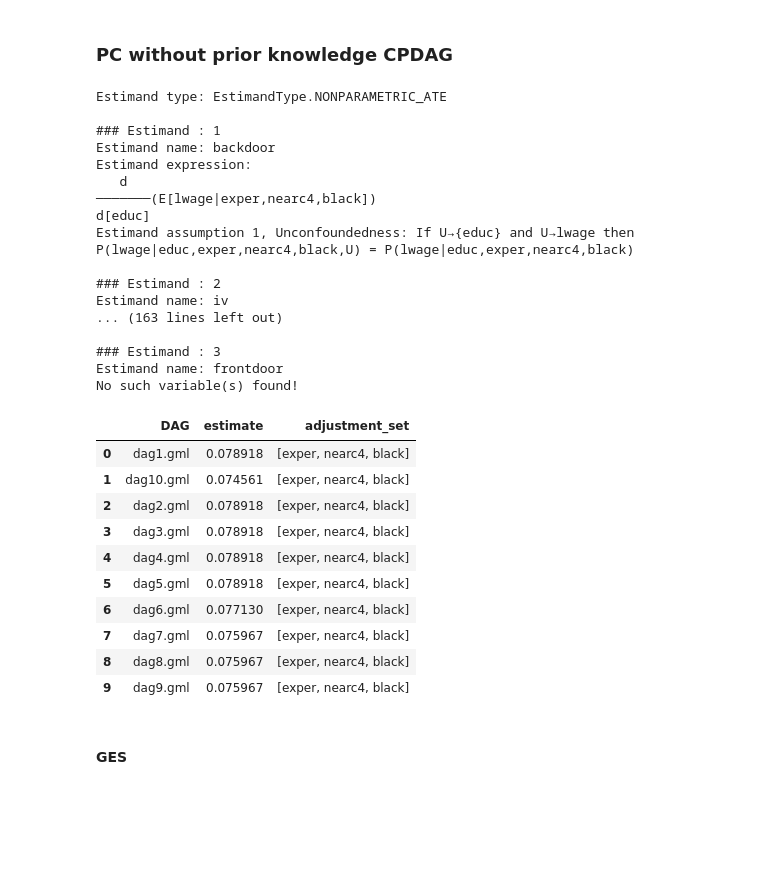
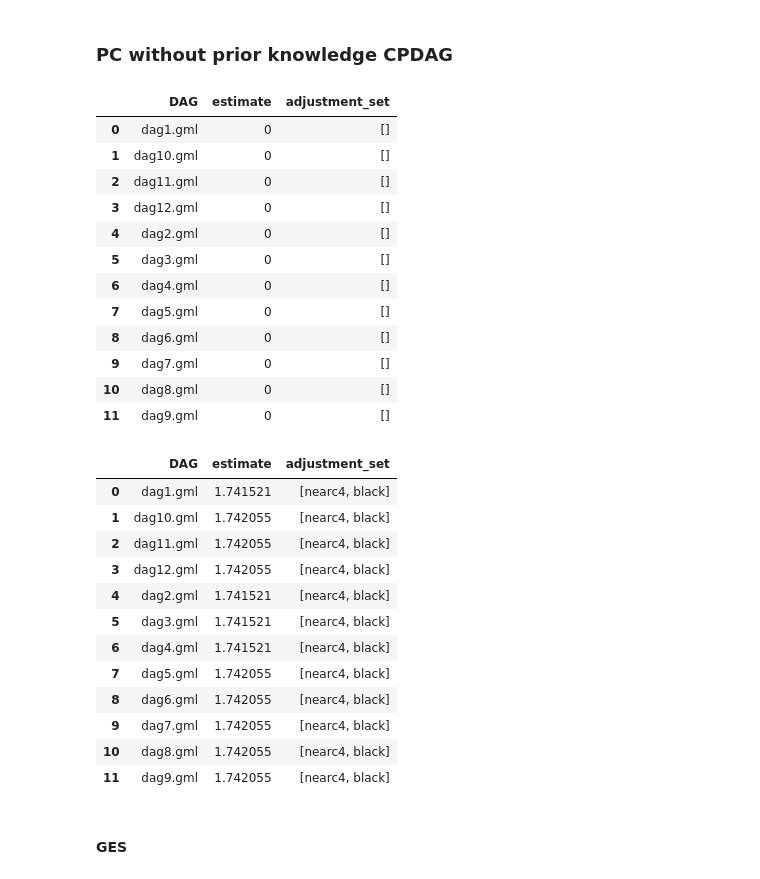
Before and after one commit to FemkeBakker/ProjectCausalDataScience, a Jupyter notebook: proving_causality.ipynb, the cells around one changed output. Drawn from its saved outputs; the diff is of its cells as text; code cells hidden in the pictures; blank space fills up the shorter version.

```diff
--- a/proving_causality.ipynb
+++ b/proving_causality.ipynb
@@ -13,28 +13,29 @@ def gml_to_string(file):
     return gml_str
 
 
-def dowhy_backdoor(file):
+def dowhy_backdoor(file, treat, out):
 
     # creating arbitrary data
     df = pd.read_stata("data/close_college.dta")
+    df=df.dropna()
 
     gml_graph = gml_to_string(file)
     # With GML string
     model=CausalModel(
         data = df,
-        treatment='educ',
-        outcome='lwage',
+        treatment=treat,
+        outcome=out,
         graph=gml_graph
     )
 
     identified_estimand = model.identify_effect()
-    print(identified_estimand)
+    # print(identified_estimand)
     return model
 # model = dowhy_backdoor('graph_files/dag1.gml')
 # %%
 import os
-def prove_causality(file):
-    model = dowhy_backdoor(file)
+def prove_causality(file,  treat, out):
+    model = dowhy_backdoor(file,  treat, out)
     identified_estimand = model.identify_effect(proceed_when_unidentifiable=True)
     adjustment_set = identified_estimand.get_backdoor_variables()
     causal_estimate = model.estimate_effect(identified_estimand,
@@ -43,13 +44,13 @@ def prove_causality(file):
     return adjustment_set, causal_estimate.value
 
 
-def get_causal_df_for_all_DAGs(folder):
+def get_causal_df_for_all_DAGs(folder, treat, out):
     files = os.listdir(folder)
 
     causal_df = pd.DataFrame(columns=['DAG', 'estimate', 'adjustment_set'])
 
     for file in files:
-        adj_set, estimate = prove_causality(f'{folder}/{file}')
+        adj_set, estimate = prove_causality(f'{folder}/{file}',  treat, out)
         causal_df.loc[len(causal_df)] = {'DAG':file, 'estimate': estimate, 'adjustment_set':adj_set}
 
     return causal_df
@@ -89,36 +75,37 @@ No such variable(s) found!
 # %% [markdown]
 ### PC without prior knowledge CPDAG
 # %%
-get_causal_df_for_all_DAGs("graph_files/PC_withoutPK_CPDAG_graphs")
+get_causal_df_for_all_DAGs("graph_files/PC_withoutPK_CPDAG_graphs", 'educ', 'lwage')
 # %% [output]
-Estimand type: EstimandType.NONPARAMETRIC_ATE
-
-### Estimand : 1
-Estimand name: backdoor
-Estimand expression:
-   d
-───────(E[lwage|exper,nearc4,black])
-d[educ]
-Estimand assumption 1, Unconfoundedness: If U→{educ} and U→lwage then P(lwage|educ,exper,nearc4,black,U) = P(lwage|educ,exper,nearc4,black)
-
-### Estimand : 2
-Estimand name: iv
-... (163 lines left out)
-
-### Estimand : 3
-Estimand name: frontdoor
-No such variable(s) found!
 |  | DAG | estimate | adjustment_set |
-| 0 | dag1.gml | 0.078918 | [exper, nearc4, black] |
-| 1 | dag10.gml | 0.074561 | [exper, nearc4, black] |
-| 2 | dag2.gml | 0.078918 | [exper, nearc4, black] |
-| 3 | dag3.gml | 0.078918 | [exper, nearc4, black] |
-| 4 | dag4.gml | 0.078918 | [exper, nearc4, black] |
-| 5 | dag5.gml | 0.078918 | [exper, nearc4, black] |
-| 6 | dag6.gml | 0.077130 | [exper, nearc4, black] |
-| 7 | dag7.gml | 0.075967 | [exper, nearc4, black] |
-| 8 | dag8.gml | 0.075967 | [exper, nearc4, black] |
-| 9 | dag9.gml | 0.075967 | [exper, nearc4, black] |
+| 0 | dag1.gml | 0 | [] |
+| 1 | dag10.gml | 0 | [] |
+| 2 | dag11.gml | 0 | [] |
+| 3 | dag12.gml | 0 | [] |
+| 4 | dag2.gml | 0 | [] |
+| 5 | dag3.gml | 0 | [] |
+| 6 | dag4.gml | 0 | [] |
+| 7 | dag5.gml | 0 | [] |
+| 8 | dag6.gml | 0 | [] |
+| 9 | dag7.gml | 0 | [] |
+| 10 | dag8.gml | 0 | [] |
+| 11 | dag9.gml | 0 | [] |
+# %%
+get_causal_df_for_all_DAGs("graph_files/PC_withoutPK_CPDAG_graphs", 'lwage', 'educ')
+# %% [output]
+|  | DAG | estimate | adjustment_set |
+| 0 | dag1.gml | 1.741521 | [nearc4, black] |
+| 1 | dag10.gml | 1.742055 | [nearc4, black] |
+| 2 | dag11.gml | 1.742055 | [nearc4, black] |
+| 3 | dag12.gml | 1.742055 | [nearc4, black] |
+| 4 | dag2.gml | 1.741521 | [nearc4, black] |
+| 5 | dag3.gml | 1.741521 | [nearc4, black] |
+| 6 | dag4.gml | 1.741521 | [nearc4, black] |
+| 7 | dag5.gml | 1.742055 | [nearc4, black] |
+| 8 | dag6.gml | 1.742055 | [nearc4, black] |
+| 9 | dag7.gml | 1.742055 | [nearc4, black] |
+| 10 | dag8.gml | 1.742055 | [nearc4, black] |
+| 11 | dag9.gml | 1.742055 | [nearc4, black] |
 # %% [markdown]
 #### GES
 # %%
```
Also changed, not shown: parts of 2 cells of this notebook, 1 other file.
